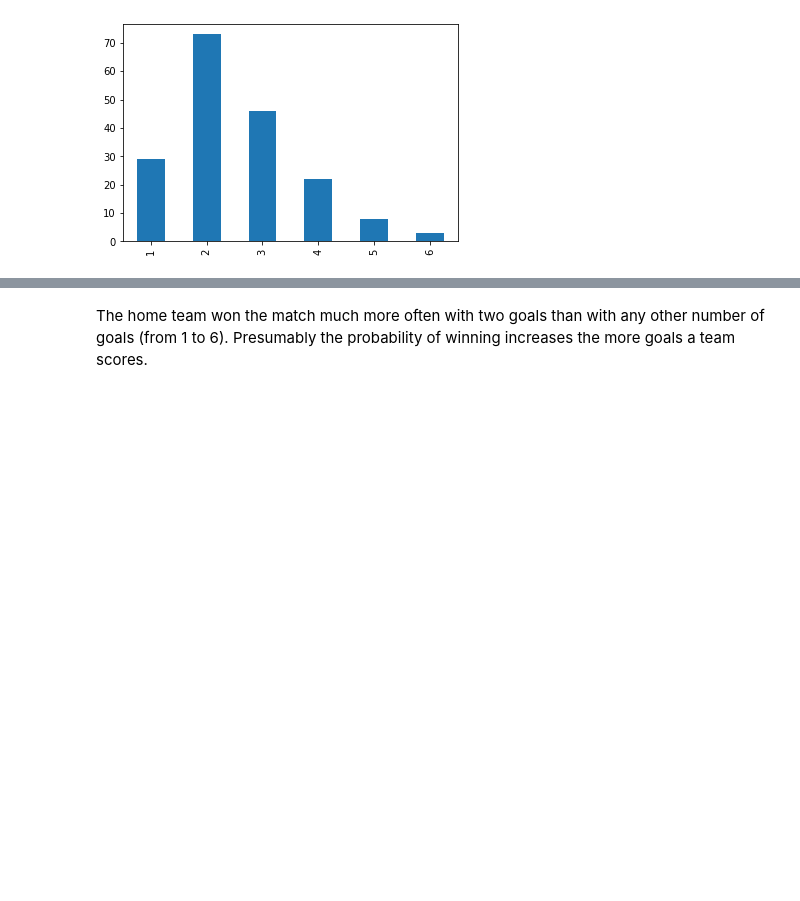
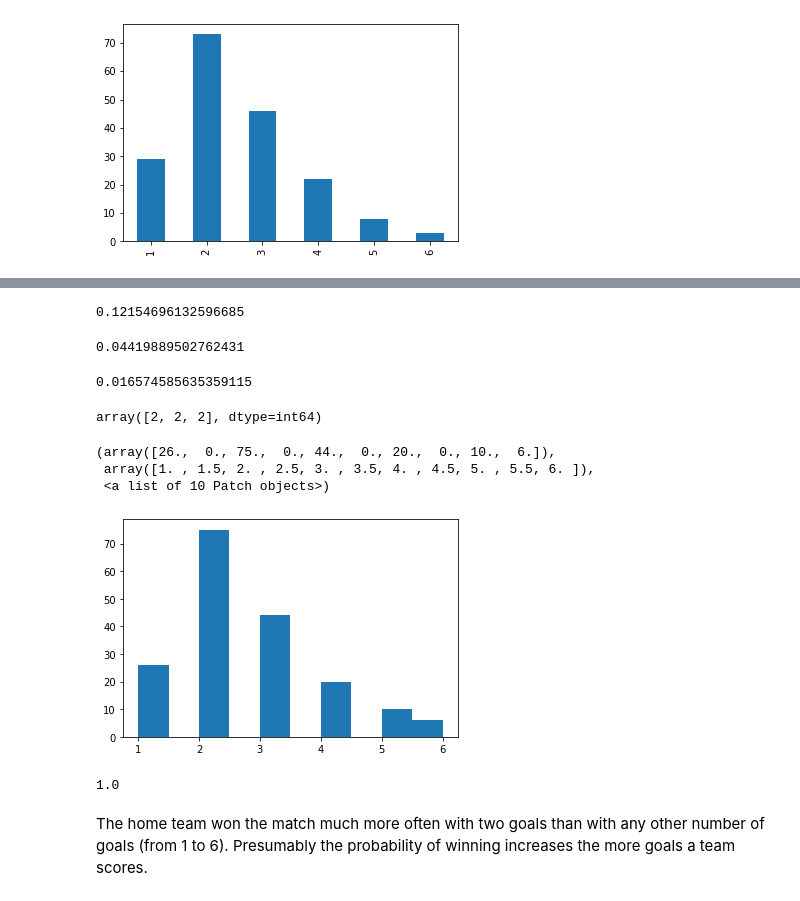
Before and after one commit to colm-o-caoimh/FootballSimulation, a Jupyter notebook: PDA_Project2020.ipynb, the cells around one changed output, grey strips where cells are left out. Cells and saved outputs as stored; diff of their text form; code cells hidden in the pictures; blank space fills up the shorter version.

```diff
--- a/PDA_Project2020.ipynb
+++ b/PDA_Project2020.ipynb
@@ -326,3 +355,33 @@ win_goals_distribution.plot(kind='bar')
+# %%
+four
+# %% [output]
+0.12154696132596685
+# %%
+five
+# %% [output]
+0.04419889502762431
+# %%
+six
+# %% [output]
+0.016574585635359115
+# %%
+rng.choice([1, 7], 20, p=[0.1, 0, 0.3, 0.6, 0])
+# %% [output]
+array([2, 2, 2], dtype=int64)
+# %%
+goals_array = [1, 2, 3, 4, 5, 6]
+sim_goals = rng.choice(goals_array, 181, p=[0.16, 0.40, 0.25, 0.12, 0.05, 0.02])
+# %%
+plt.hist(sim_goals)
+# %% [output]
+(array([26.,  0., 75.,  0., 44.,  0., 20.,  0., 10.,  6.]),
+ array([1. , 1.5, 2. , 2.5, 3. , 3.5, 4. , 4.5, 5. , 5.5, 6. ]),
+ <a list of 10 Patch objects>)
+[figure, added]
+# %%
+0.16 + 0.40 + 0.25 + 0.12 + 0.05 + 0.02
+# %% [output]
+1.0
 # %% [markdown]
 The home team won the match much more often with two goals than with any other number of goals (from 1 to 6). Presumably the probability of winning increases the more goals a team scores.
 # %% [markdown]
```
Also changed, not shown: parts of 26 cells of this notebook.
